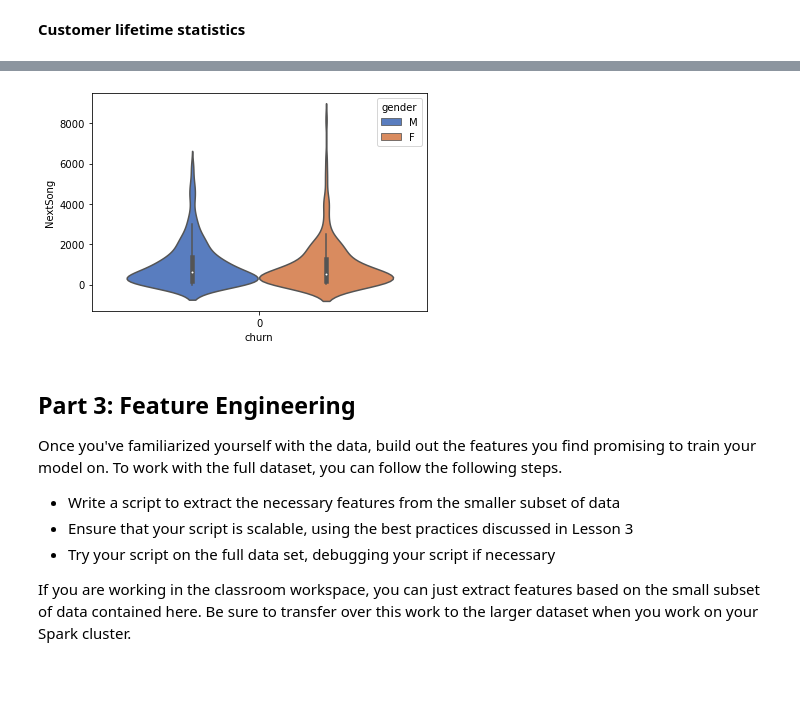
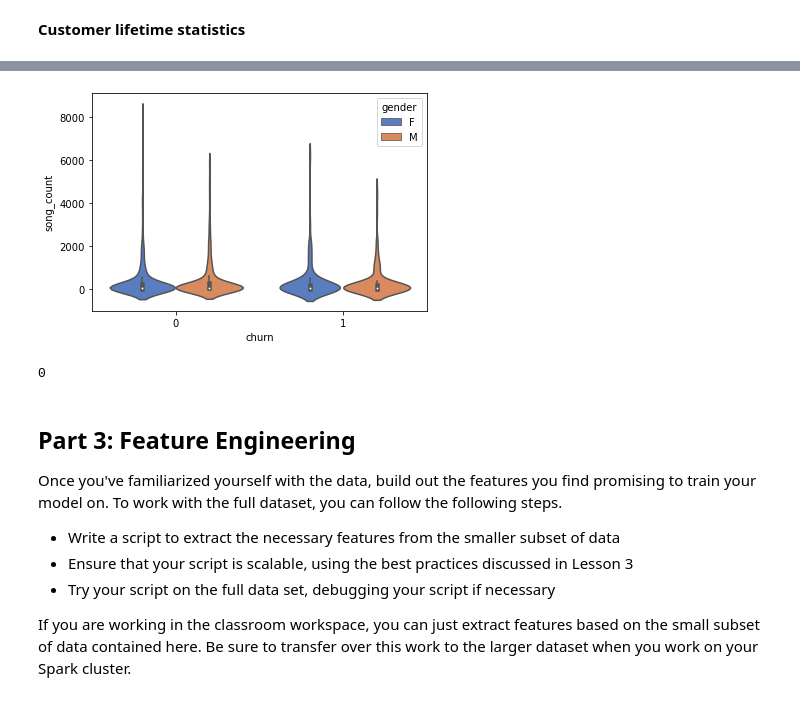
Before and after one commit to texcindy99/Spark_Machine_Learning, a Jupyter notebook: Spark_ML_Music_Service.ipynb, the cells around one changed output, grey strips where cells are left out. Saved outputs shown, nothing was run; the diff lists cells and outputs as text; code cells hidden in the pictures.

```diff
--- a/Spark_ML_Music_Service.ipynb
+++ b/Spark_ML_Music_Service.ipynb
@@ -254,10 +297,14 @@ SyntaxError: invalid syntax (<ipython-input-45-4a41bd91cbe2>, line 1)
+# %%
+ax = sns.violinplot(x="churn", y="song_count", hue="gender",
+                    data=user_lifetime, palette="muted")
+# %% [output]
+[figure, added]
+# %%
+user_lifetime.churn.min()
+# %% [output]
+0
 # %%
 df_lifetime = user_lifetime.pivot_table(index=['userId','churn','gender'], values='song_count', columns='page').reset_index()
-# %%
-ax = sns.violinplot(x="churn", y="NextSong", hue="gender",
-                    data=df_lifetime, palette="muted")
-# %% [output]
-[figure, removed]
 # %% [markdown]
 ## <a class="anchor" id="part3"> Part 3: Feature Engineering </a>
 
```
Also changed, not shown: parts of 17 cells of this notebook.
